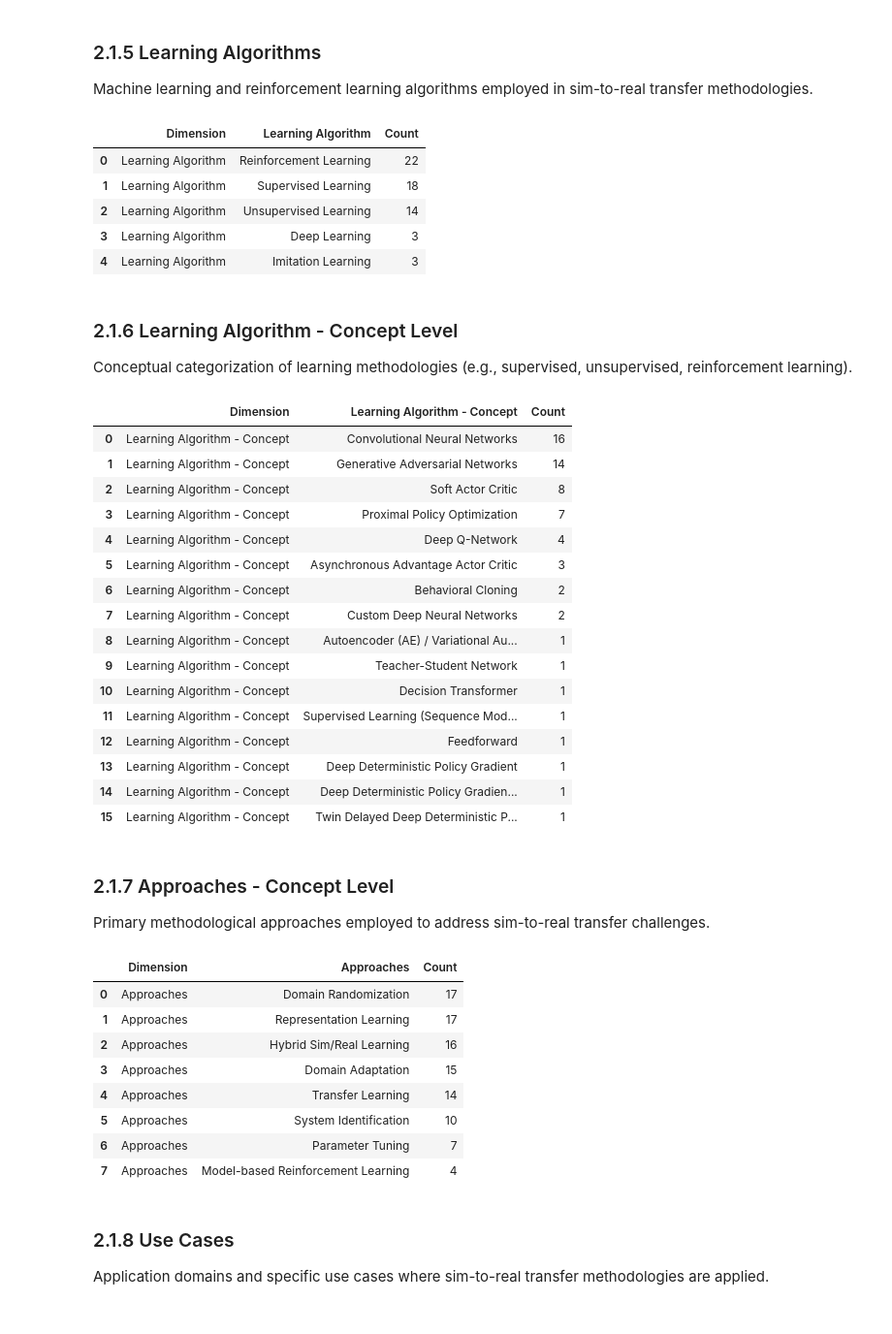
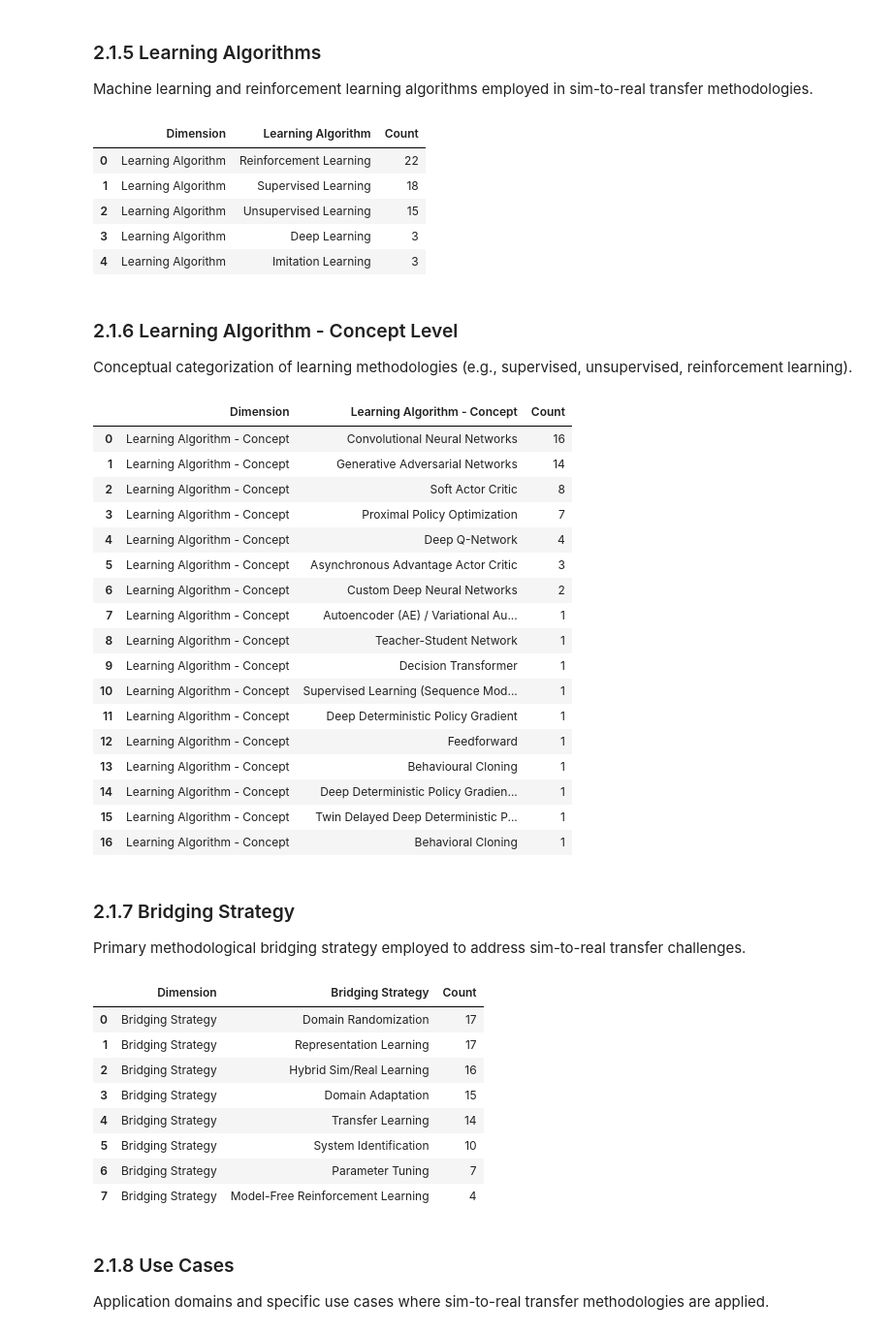
Before and after one commit to maxstablum/Masterthesis-Sim-To-Real-Gap, a Jupyter notebook: SLR_analysis_notebook.ipynb, the cells around one changed output. Shown at 97% size. Cells and saved outputs as stored; diff of their text form; code cells hidden in the pictures.

```diff
--- a/SLR_analysis_notebook.ipynb
+++ b/SLR_analysis_notebook.ipynb
@@ -44,7 +44,7 @@ Excluded studies: 64 studies
 
 mv_cols = ['Challenges - Concept', 'Challenges - Subconcept', 'Simulator - Concept',
            'Simulator - Subconcept', 'Learning Algorithm','Learning Algorithm - Concept',
-            'Approaches', 'Use Case']
+            'Bridging Strategy', 'Use Case']
 
 # Process each multi-value column:
 # 1. Fill NaN values with empty strings to prevent processing errors
@@ -202,7 +202,7 @@ vc
 |  | Dimension | Learning Algorithm | Count |
 | 0 | Learning Algorithm | Reinforcement Learning | 22 |
 | 1 | Learning Algorithm | Supervised Learning | 18 |
-| 2 | Learning Algorithm | Unsupervised Learning | 14 |
+| 2 | Learning Algorithm | Unsupervised Learning | 15 |
 | 3 | Learning Algorithm | Deep Learning | 3 |
 | 4 | Learning Algorithm | Imitation Learning | 3 |
 # %% [markdown]
@@ -231,44 +231,44 @@ vc
 | 3 | Learning Algorithm - Concept | Proximal Policy Optimization | 7 |
 | 4 | Learning Algorithm - Concept | Deep Q-Network | 4 |
 | 5 | Learning Algorithm - Concept | Asynchronous Advantage Actor Critic | 3 |
-| 6 | Learning Algorithm - Concept | Behavioral Cloning | 2 |
-| 7 | Learning Algorithm - Concept | Custom Deep Neural Networks | 2 |
-| 8 | Learning Algorithm - Concept | Autoencoder (AE) / Variational Au... | 1 |
-| 9 | Learning Algorithm - Concept | Teacher-Student Network | 1 |
-| 10 | Learning Algorithm - Concept | Decision Transformer | 1 |
-| 11 | Learning Algorithm - Concept | Supervised Learning (Sequence Mod... | 1 |
+| 6 | Learning Algorithm - Concept | Custom Deep Neural Networks | 2 |
+| 7 | Learning Algorithm - Concept | Autoencoder (AE) / Variational Au... | 1 |
+| 8 | Learning Algorithm - Concept | Teacher-Student Network | 1 |
+| 9 | Learning Algorithm - Concept | Decision Transformer | 1 |
+| 10 | Learning Algorithm - Concept | Supervised Learning (Sequence Mod... | 1 |
+| 11 | Learning Algorithm - Concept | Deep Deterministic Policy Gradient | 1 |
 | 12 | Learning Algorithm - Concept | Feedforward | 1 |
-| 13 | Learning Algorithm - Concept | Deep Deterministic Policy Gradient | 1 |
+| 13 | Learning Algorithm - Concept | Behavioural Cloning | 1 |
 | 14 | Learning Algorithm - Concept | Deep Deterministic Policy Gradien... | 1 |
 | 15 | Learning Algorithm - Concept | Twin Delayed Deep Deterministic P... | 1 |
+| 16 | Learning Algorithm - Concept | Behavioral Cloning | 1 |
 # %% [markdown]
-### 2.1.7 Approaches - Concept Level
+### 2.1.7 Bridging Strategy
 
-Primary methodological approaches employed to address sim-to-real transfer challenges.
+Primary methodological bridging strategy employed to address sim-to-real transfer challenges.
 # %%
-# Frequency analysis for methodological approaches
-selected_dim = 'Approaches'
+selected_dim = 'Bridging Strategy'
 
 vc = (
     df[selected_dim]
     .explode()
     .value_counts()
     .reset_index(name='Count')
     .rename(columns={'index': 'Value'})
 )
 vc.insert(0, 'Dimension', selected_dim)
 
 vc
 # %% [output]
-|  | Dimension | Approaches | Count |
-| 0 | Approaches | Domain Randomization | 17 |
-| 1 | Approaches | Representation Learning | 17 |
-| 2 | Approaches | Hybrid Sim/Real Learning | 16 |
-| 3 | Approaches | Domain Adaptation | 15 |
-| 4 | Approaches | Transfer Learning | 14 |
-| 5 | Approaches | System Identification | 10 |
-| 6 | Approaches | Parameter Tuning | 7 |
-| 7 | Approaches | Model-based Reinforcement Learning | 4 |
+|  | Dimension | Bridging Strategy | Count |
+| 0 | Bridging Strategy | Domain Randomization | 17 |
+| 1 | Bridging Strategy | Representation Learning | 17 |
+| 2 | Bridging Strategy | Hybrid Sim/Real Learning | 16 |
+| 3 | Bridging Strategy | Domain Adaptation | 15 |
+| 4 | Bridging Strategy | Transfer Learning | 14 |
+| 5 | Bridging Strategy | System Identification | 10 |
+| 6 | Bridging Strategy | Parameter Tuning | 7 |
+| 7 | Bridging Strategy | Model-Free Reinforcement Learning | 4 |
 # %% [markdown]
 ### 2.1.8 Use Cases
 
```
Also changed, not shown: parts of 7 cells of this notebook, 3 other files.
